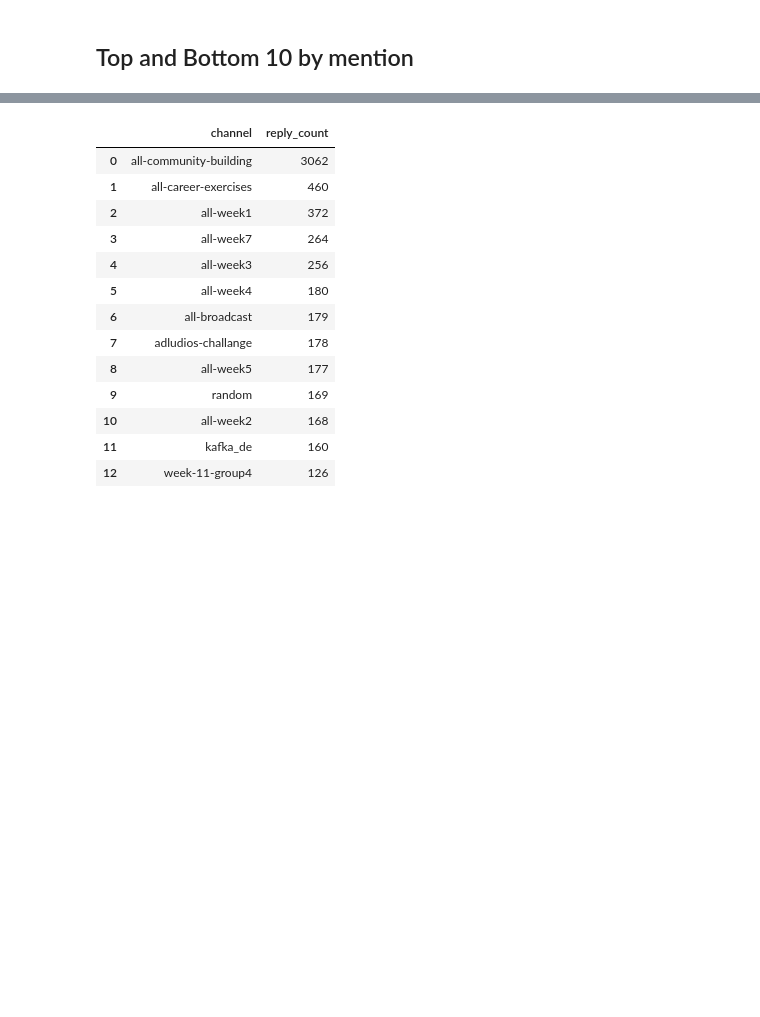
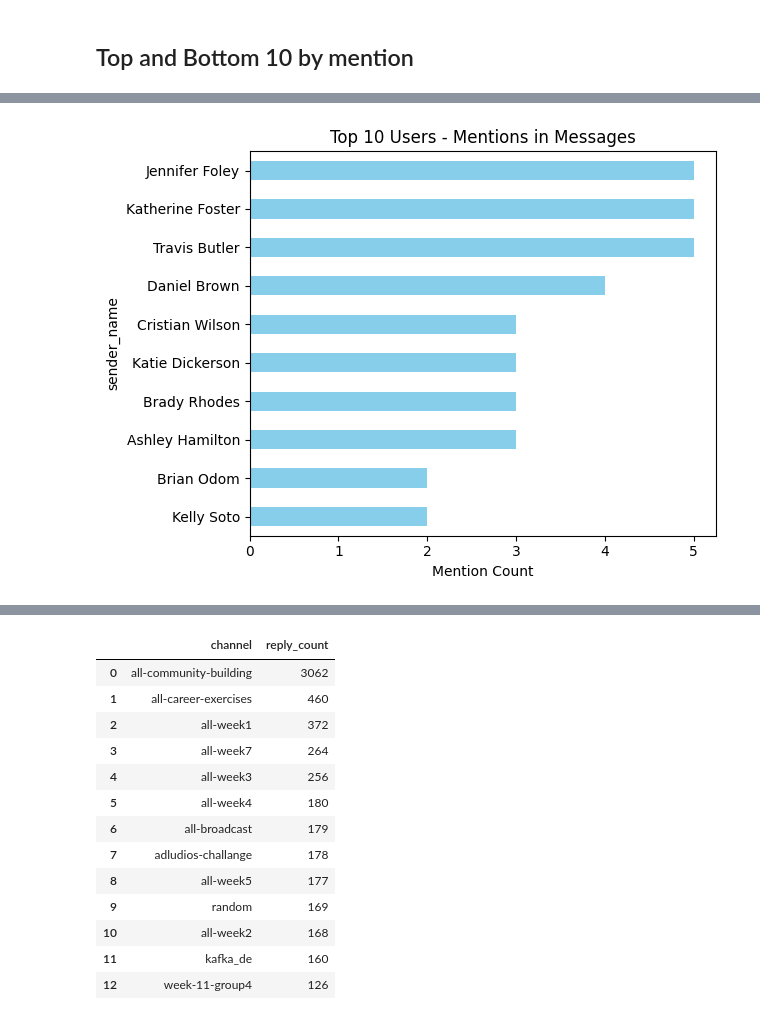
Before and after one commit to biniyam69/tenx-tasks, a Jupyter notebook: notebooks/parse_slack_data.ipynb, the cells around one changed output, grey strips where cells are left out. Saved outputs shown, nothing was run; the diff lists cells and outputs as text; code cells hidden in the pictures; blank space fills up the shorter version.

```diff
--- a/notebooks/parse_slack_data.ipynb
+++ b/notebooks/parse_slack_data.ipynb
@@ -283,0 +226,14 @@ plt.show()
+# %%
+#now plot
+plt.Figure(figsize=(10, 6))
+
+# Top 10 users by mention count
+top_10_users_mentions.sort_values().plot(kind='barh', color='skyblue')
+plt.xlabel('Mention Count')
+plt.title('Top 10 Users - Mentions in Messages')
+
+
+plt.tight_layout()
+plt.show()
+# %% [output]
+[figure, added]
```
Also changed, not shown: parts of 24 cells of this notebook, 2 other files.
